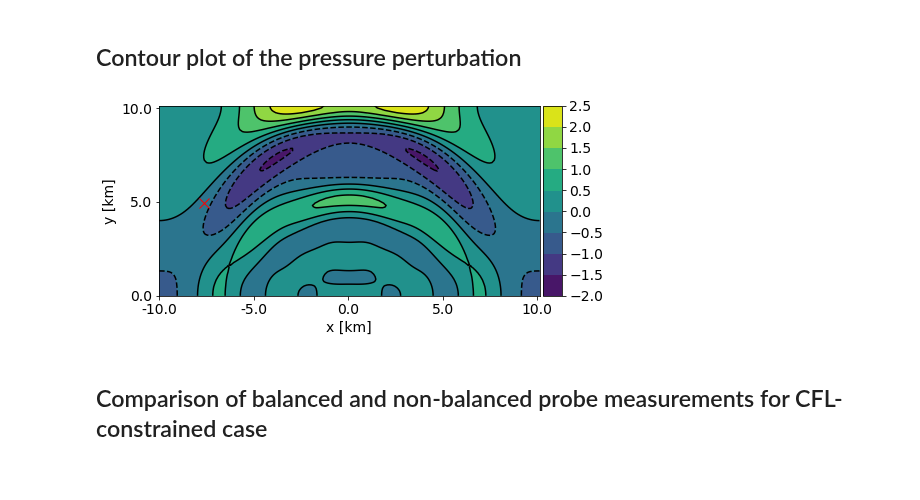
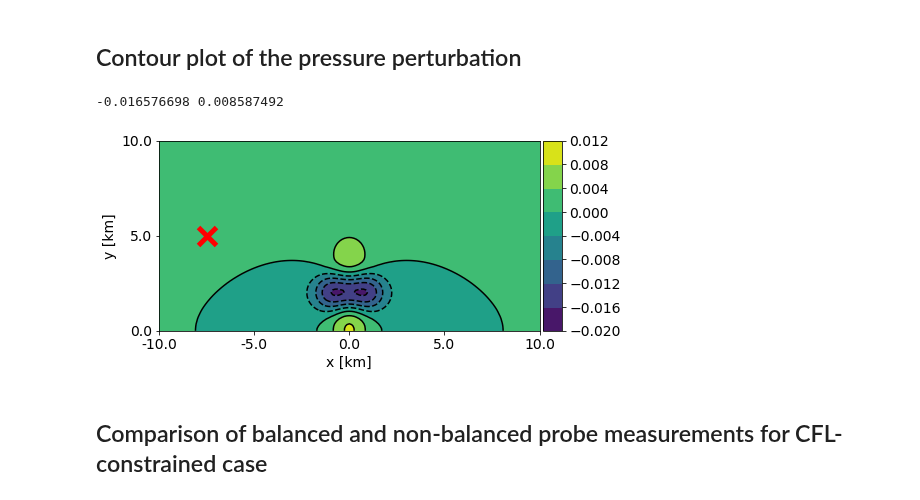
Before and after one commit to ray-chew/pyBELLA, a Jupyter notebook: visualiser_debugger/review_localdab/rising_bubble_initial_blending.ipynb, the cells around one changed output. Cells and saved outputs as stored; diff of their text form; code cells hidden in the pictures.

```diff
--- a/visualiser_debugger/review_localdab/rising_bubble_initial_blending.ipynb
+++ b/visualiser_debugger/review_localdab/rising_bubble_initial_blending.ipynb
@@ -191,7 +234,7 @@ for i,attribute in enumerate(attributes):
 ## Contour plot of the pressure perturbation
 # %%
 attribute = 'p2_nodes'
-et = 10.0
+et = 1.0
 N = 1
 
 base_fn = "output_rising_bubble"
@@ -223,40 +266,49 @@ def ic_loader(tc,sfx1, swe):
         p_ref = ud.p_ref
     Msq = ud.Msq
     return p_ref, Msq
 
 def get_ens(tc, sfx , diff, attribute, swe=False):
     ens = tc.get_ensemble(times, N, attribute, sfx, label_type=l_typ, avg=True, diff=diff, tag=tags[9])[1]
     p_ref, Msq = ic_loader(tc,sfx,swe)
     ens = ens.T * p_ref * Msq
 
     label = sfx + '_' + attribute
     return label, ens
 
 diff = True
 sfx1 = 'debug_rkadv_comp_noib'
 sfx1 = 'comp_imbal_noib'
+sfx1 = 'psinc_noib'
 attribute = 'rhoY'
 l1, a1 = get_ens(euler_tc, sfx1, diff, attribute)
 attribute = 'p2_nodes'
 l2, a2 = get_ens(euler_tc, sfx1, diff, attribute)
 
+print(a2.min(),a2.max())
 # pl_lst = [[a1/a2 * 300.0, '']]
 pl_lst = [[a2, '']]
 
 pl = pt.plotter(pl_lst,ncols=2,figsize=(9,4),sharey=False)
 x_axs = [-10.0,-5.0,0.0,5.0,10.0]
 y_axs = [0.0,5.0,10.0]
-x_loc = np.linspace(0,Nx-1,5)
-y_loc = np.linspace(0,Ny-1,3)
+if attribute is not 'p2_nodes':
+    x_loc = np.linspace(0,Nx-1,5)
+    y_loc = np.linspace(0,Ny-1,3)
+else:
+    x_loc = np.linspace(0,Nx,5)
+    y_loc = np.linspace(0,Ny,3)
 x_label = r'x [km]'
 y_label = r'y [km]'
-marker = (19,39)
+marker = [(20,40,'r'),(80,40,'b')]
+marker = [(20,40,'r')]
+lvls = np.arange(-1.5,2.5,0.5)
 
-pl.set_axes(x_locs=x_loc, y_locs=y_loc, x_axs=x_axs, y_axs=y_axs, x_label=x_label, y_label=y_label,marker=marker)
-_ = pl.plot(aspect='equal',method='contour')
-pl.save_fig('./output/rb_deltap_contour')
+pl.set_axes(x_locs=x_loc, y_locs=y_loc, x_axs=x_axs, y_axs=y_axs,marker=marker, x_label=x_label, y_label=y_label)
+_ = pl.plot(aspect='equal',method='contour',lvls=None)
+pl.save_fig('./output/rb_deltap_contour_psinc_slides')
 # %% [output]
+-0.016576698 0.008587492
-[figure, old version]
+[figure, new version]
 # %% [markdown]
 ## Comparison of balanced and non-balanced probe measurements for CFL-constrained case
 # %%
```
Also changed, not shown: parts of 3 cells of this notebook, 5 other files.
